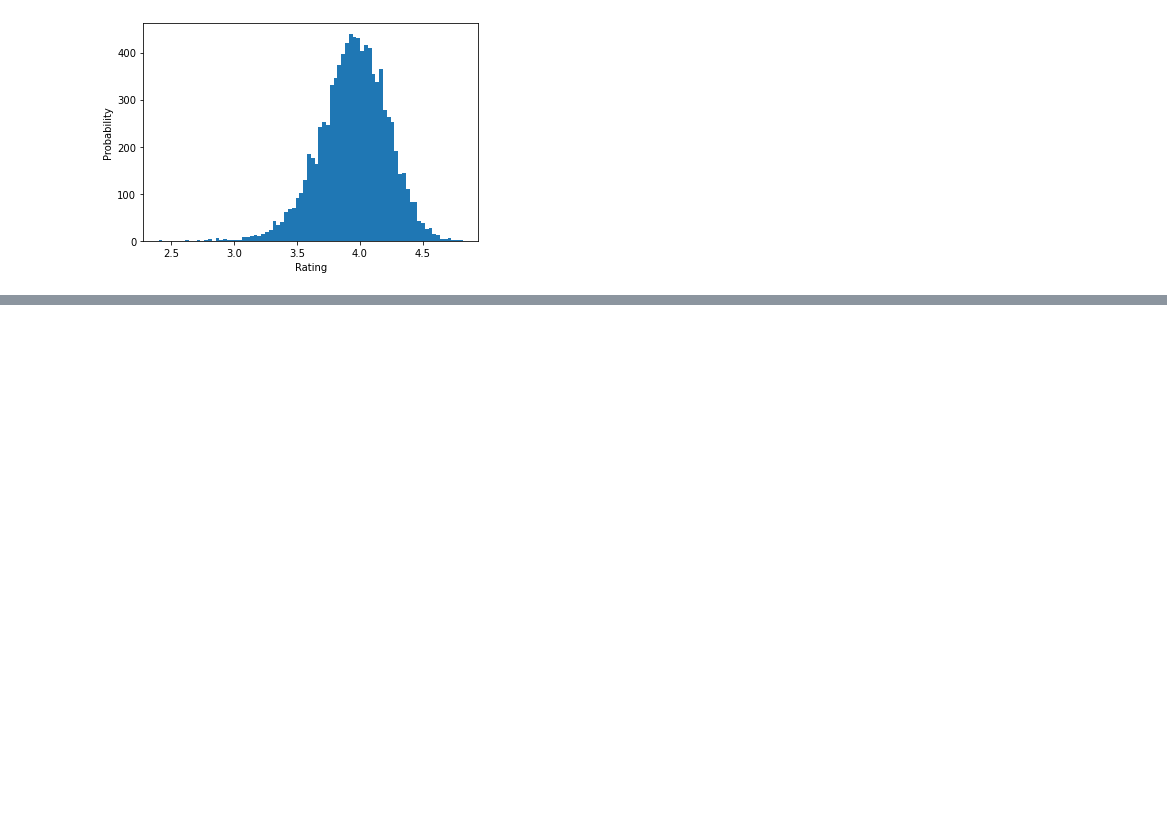
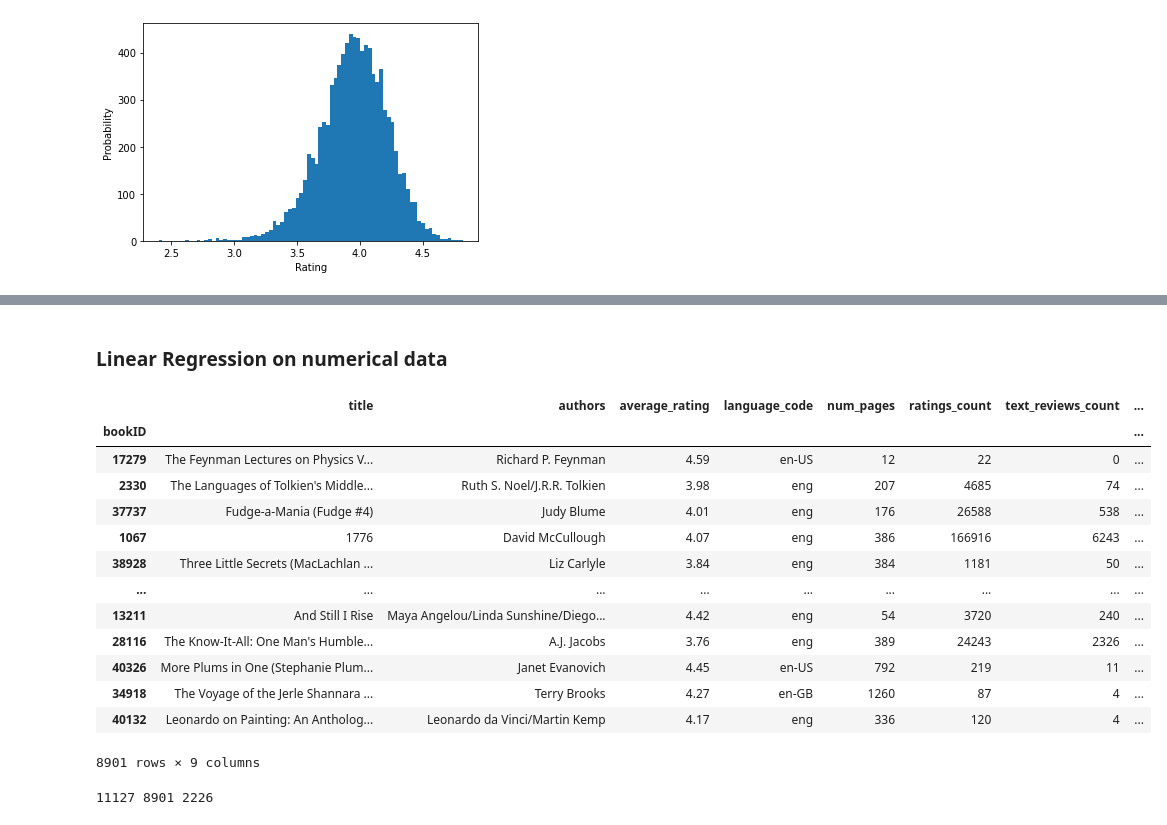
Before and after one commit to Mounir523/DSTI-Machine-Learning-Python-Group-Project, a Jupyter notebook: Python ML project/Python ML Project Book Rating Prediction.ipynb, the cells around one changed output, grey strips where cells are left out. Saved outputs shown, nothing was run; the diff lists cells and outputs as text; code cells hidden in the pictures; blank space fills up the shorter version.

```diff
--- a/Python ML project/Python ML Project Book Rating Prediction.ipynb
+++ b/Python ML project/Python ML Project Book Rating Prediction.ipynb
@@ -207,0 +297,29 @@ dfBooks
+# %% [markdown]
+### Linear Regression on numerical data
+# %%
+#Study dataframe (removing title as it is unecessary for clustering and prediction) :
+#df = dfBooks.drop(['title','authors','language_code','publisher','publication_date'],axis=1)
+df = dfBooks.copy()
+
+df_train, df_test = train_test_split(df,test_size = 0.2)
+df_train
+# %% [output]
+|  | title | authors | average_rating | language_code | num_pages | ratings_count | text_reviews_count | ... |
+| bookID |  |  |  |  |  |  |  | ... |
+| 17279 | The Feynman Lectures on Physics V... | Richard P. Feynman | 4.59 | en-US | 12 | 22 | 0 | ... |
+| 2330 | The Languages of Tolkien's Middle... | Ruth S. Noel/J.R.R. Tolkien | 3.98 | eng | 207 | 4685 | 74 | ... |
+| 37737 | Fudge-a-Mania (Fudge #4) | Judy Blume | 4.01 | eng | 176 | 26588 | 538 | ... |
+| 1067 | 1776 | David McCullough | 4.07 | eng | 386 | 166916 | 6243 | ... |
+| 38928 | Three Little Secrets (MacLachlan ... | Liz Carlyle | 3.84 | eng | 384 | 1181 | 50 | ... |
+| ... | ... | ... | ... | ... | ... | ... | ... | ... |
+| 13211 | And Still I Rise | Maya Angelou/Linda Sunshine/Diego... | 4.42 | eng | 54 | 3720 | 240 | ... |
+| 28116 | The Know-It-All: One Man's Humble... | A.J. Jacobs | 3.76 | eng | 389 | 24243 | 2326 | ... |
+| 40326 | More Plums in One (Stephanie Plum... | Janet Evanovich | 4.45 | en-US | 792 | 219 | 11 | ... |
+| 34918 | The Voyage of the Jerle Shannara ... | Terry Brooks | 4.27 | en-GB | 1260 | 87 | 4 | ... |
+| 40132 | Leonardo on Painting: An Antholog... | Leonardo da Vinci/Martin Kemp | 4.17 | eng | 336 | 120 | 4 | ... |
+8901 rows × 9 columns
+# %%
+#Size of our original dataframe, the training one and the testing one
+print(len(df), len(df_train), len(df_test))
+# %% [output]
+11127 8901 2226
```
Also changed, not shown: parts of 42 cells of this notebook.
